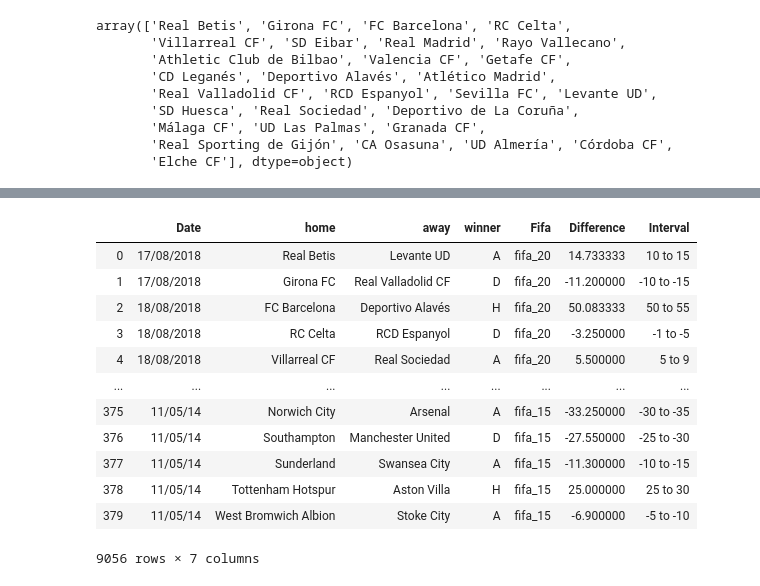
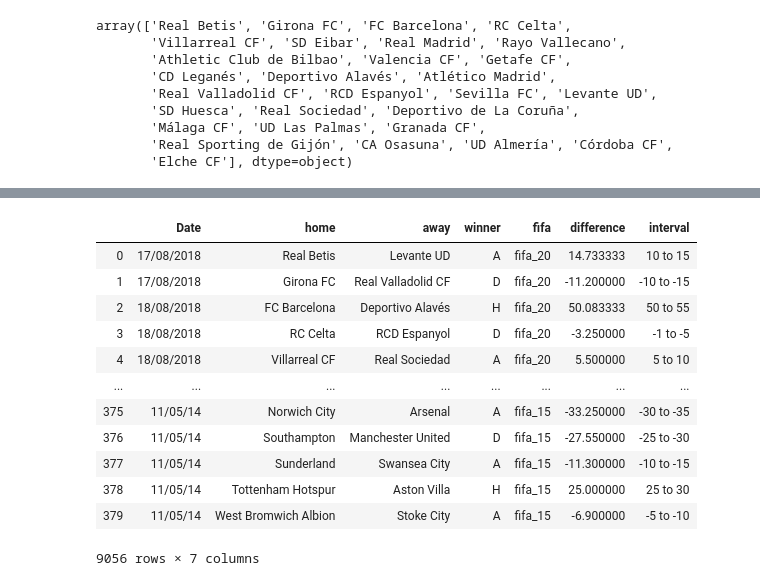
Before and after one commit to kooshaj/Fifa-Prediction-Analysis, a Jupyter notebook: FifaPredictionAnalysis.ipynb, the cells around one changed output, grey strips where cells are left out. Saved outputs shown, nothing was run; the diff lists cells and outputs as text; code cells hidden in the pictures.

```diff
--- a/FifaPredictionAnalysis.ipynb
+++ b/FifaPredictionAnalysis.ipynb
@@ -599,10 +671,12 @@ for i in range(29):
         if starting_11_checker(fifa_20, la_liga_teams[i]) != True:
             print(la_liga_teams[i])
 # %%
+# Function that takes two teams and calculates the difference based on their FIFA player overall ratings
+
 def soccer_winner_predictor(row):
     team1 = row['home']
     team2 = row['away']
-    fifa = row['Fifa']
+    fifa = row['fifa']
     if (fifa == "fifa_15"):
         fifa = fifa_15
     elif (fifa == "fifa_16"):
@@ -633,22 +707,22 @@ def soccer_winner_predictor(row):
     t2_gk = t2.loc[t2.position == "GK"]
     t2_sub = t2.loc[t2.position == "SUB"].head(3)
 
-    t1_gk_avg = np.mean(t1_gk.overall) # t1 gk overall
-    t2_gk_avg = np.mean(t2_gk.overall) # t2 gk overall
+    t1_gk_avg = np.mean(t1_gk.overall) # team 1 gk overall
+    t2_gk_avg = np.mean(t2_gk.overall) # team 2 gk overall
 
-    t1_sub_avg = .75 * np.mean(t1_sub.overall) # t1 sub avg
-    t2_sub_avg = .75 * np.mean(t2_sub.overall) # t2 sub avg
+    t1_sub_avg = .75 * np.mean(t1_sub.overall) # team 1 sub avg
+    t2_sub_avg = .75 * np.mean(t2_sub.overall) # team 2 sub avg
 
-    t1_mid_avg = np.mean(t1_mids.overall) # t1 mid avg
-    t2_mid_avg = np.mean(t2_mids.overall) # t2 mid avg
+    t1_mid_avg = np.mean(t1_mids.overall) # team 1 mid avg
+    t2_mid_avg = np.mean(t2_mids.overall) # team 2 mid avg
 
-    t1_forward_avg = np.mean(t1_forwards.overall) # t1 frwd shooting avg
-    t2_forward_avg = np.mean(t2_forwards.overall) # t2 frwd shooting avg
+    t1_forward_avg = np.mean(t1_forwards.overall) # team 1 frwd shooting avg
+    t2_forward_avg = np.mean(t2_forwards.overall) # team 2 frwd shooting avg
 
-    t1_defender_avg = np.mean(t1_defenders.overall) # t1 defender stats
-    t2_defender_avg = np.mean(t2_defenders.overall) # t2 defender stats
+    t1_defender_avg = np.mean(t1_defenders.overall) # team 1 defender stats
+    t2_defender_avg = np.mean(t2_defenders.overall) # team 2 defender stats
 
-    # t1 - t2
+    # team 1 - team 2
 
     t1_total = t1_forward_avg + t1_mid_avg + t1_gk_avg + t1_sub_avg + t1_defender_avg
     t2_total = t2_forward_avg + t2_mid_avg + t2_gk_avg + t2_sub_avg + t2_defender_avg
@@ -657,14 +731,16 @@ def soccer_winner_predictor(row):
 
     return difference
 # %%
+# Function that returns an string interval based on the difference
+
 def interval_finder(row):
     interval = ""
-    difference = row["Difference"]
+    difference = row["difference"]
     if (difference > 0):
         if (difference < 5 and difference > 0):
-            interval = "1 to 4"
+            interval = "1 to 5"
         elif (difference < 10 and difference >= 5):
-            interval = "5 to 9"
+            interval = "5 to 10"
         elif (difference < 15 and difference >= 10):
             interval = "10 to 15"
         elif (difference < 20 and difference >= 15):
@@ -782,14 +847,16 @@ matches
 # %%
-matches["Difference"] = matches.apply(soccer_winner_predictor, axis = 1)
-matches["Interval"] = matches.apply(interval_finder, axis = 1)
+# Applying the difference and interval functions
+
+matches["difference"] = matches.apply(soccer_winner_predictor, axis = 1)
+matches["interval"] = matches.apply(interval_finder, axis = 1)
 matches
 # %% [output]
-|  | Date | home | away | winner | Fifa | Difference | Interval |
+|  | Date | home | away | winner | fifa | difference | interval |
 | 0 | 17/08/2018 | Real Betis | Levante UD | A | fifa_20 | 14.733333 | 10 to 15 |
 | 1 | 17/08/2018 | Girona FC | Real Valladolid CF | D | fifa_20 | -11.200000 | -10 to -15 |
 | 2 | 18/08/2018 | FC Barcelona | Deportivo Alavés | H | fifa_20 | 50.083333 | 50 to 55 |
 | 3 | 18/08/2018 | RC Celta | RCD Espanyol | D | fifa_20 | -3.250000 | -1 to -5 |
-| 4 | 18/08/2018 | Villarreal CF | Real Sociedad | A | fifa_20 | 5.500000 | 5 to 9 |
+| 4 | 18/08/2018 | Villarreal CF | Real Sociedad | A | fifa_20 | 5.500000 | 5 to 10 |
 | ... | ... | ... | ... | ... | ... | ... | ... |
 | 375 | 11/05/14 | Norwich City | Arsenal | A | fifa_15 | -33.250000 | -30 to -35 |
 | 376 | 11/05/14 | Southampton | Manchester United | D | fifa_15 | -27.550000 | -25 to -30 |
```
Also changed, not shown: parts of 36 cells of this notebook.
